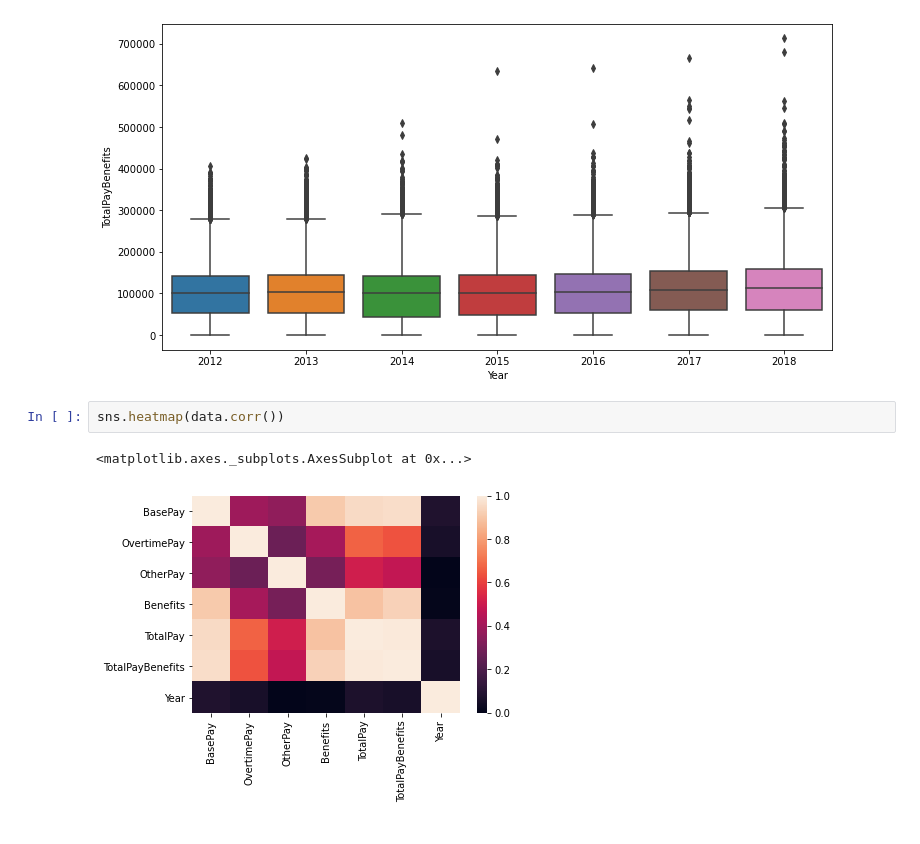
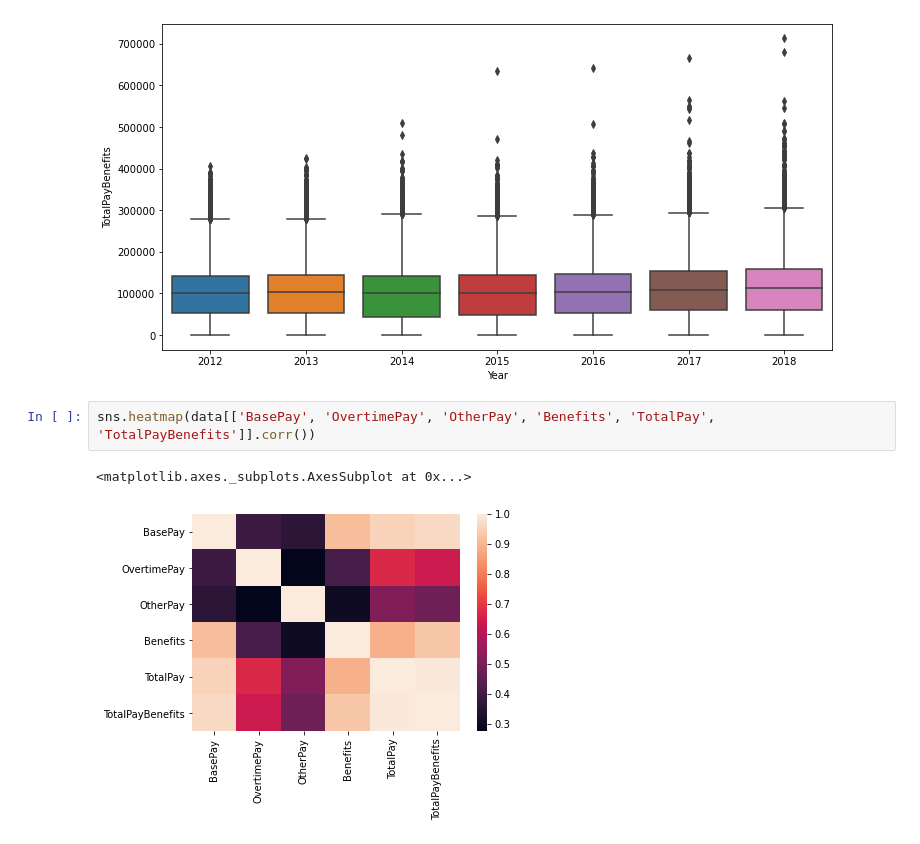
Before and after one commit to cedricbansah/san-francisco-eda, a Jupyter notebook: san-francisco-eda.ipynb, the cells around one changed output. Drawn from its saved outputs; the diff is of its cells as text.

```diff
--- a/san-francisco-eda.ipynb
+++ b/san-francisco-eda.ipynb
@@ -199,7 +199,7 @@ sns.boxplot('Year', 'TotalPayBenefits', data=data)
 <matplotlib.axes._subplots.AxesSubplot at 0x...>
 [figure]
 # %%
-sns.heatmap(data.corr())
+sns.heatmap(data[['BasePay', 'OvertimePay', 'OtherPay', 'Benefits', 'TotalPay', 'TotalPayBenefits']].corr())
 # %% [output]
 <matplotlib.axes._subplots.AxesSubplot at 0x...>
-[figure, old version]
+[figure, new version]
```
